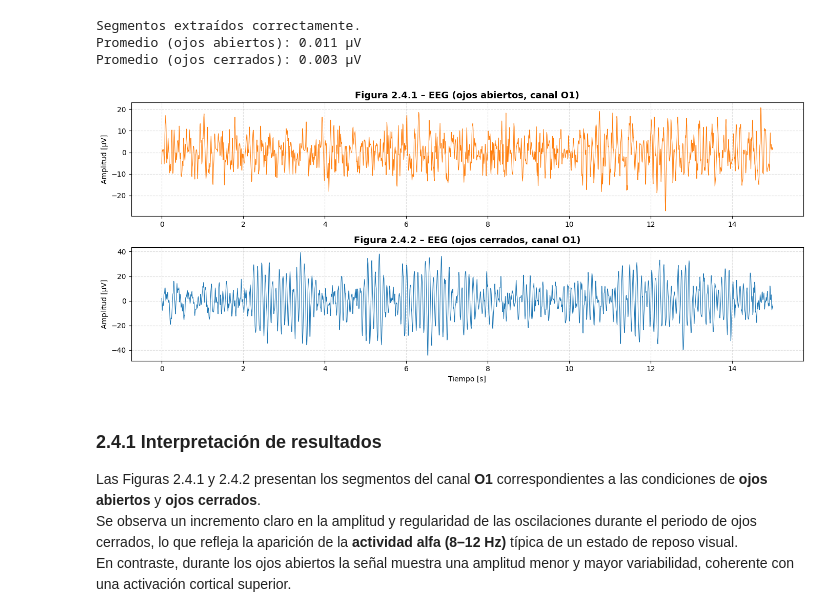
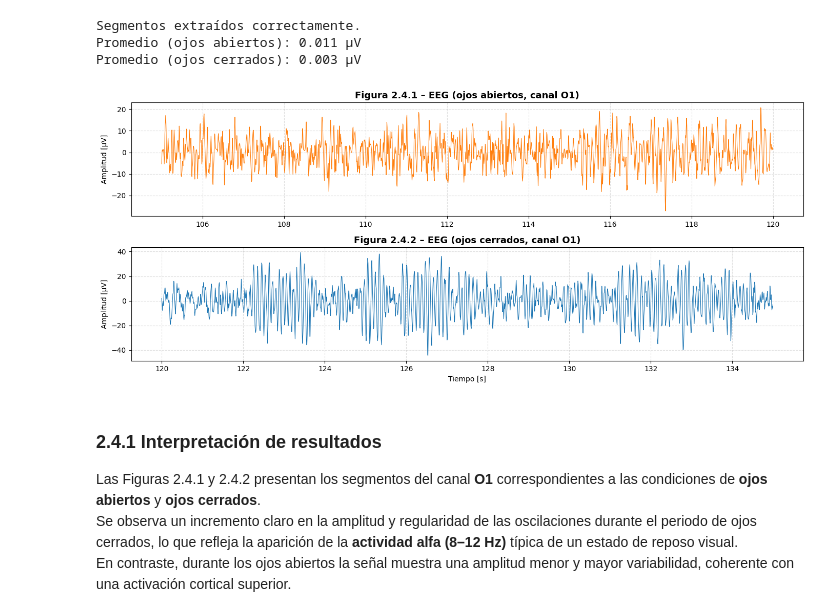
Before and after one commit to vpdiana/DianaPractica, a Jupyter notebook: Notebooks/N2.ipynb, the cells around one changed output. Cells and saved outputs as stored; diff of their text form; code cells hidden in the pictures.

Commit message:
correción gráfica comparativa

```diff
--- a/Notebooks/N2.ipynb
+++ b/Notebooks/N2.ipynb
@@ -285,29 +285,33 @@ Segmentos extraídos correctamente.
 Promedio (ojos abiertos): 0.011 µV
 Promedio (ojos cerrados): 0.003 µV
 # %%
-#BLOQUE 2.4. Visualización comparativa de segmentos de EEG
+# BLOQUE 2.4. Visualización comparativa de segmentos de EEG
 
 plt.figure(figsize=(14, 6), dpi=100)
 
+# Crear los vectores de tiempo absolutos sumando el tiempo inicial
+t_abiertos = ti_a + (np.arange(len(y_abiertos)) / fm)
+t_cerrados = ti_c + (np.arange(len(y_cerrados)) / fm)
+
 # Ojos abiertos
 plt.subplot(2, 1, 1)
-plt.plot(np.arange(len(y_abiertos))/fm, y_abiertos, color='tab:orange', lw=0.8)
+plt.plot(t_abiertos, y_abiertos, color='tab:orange', lw=0.8) # <-- Se usa t_abiertos
 plt.title('Figura 2.4.1 – EEG (ojos abiertos, canal O1)', fontsize=13, fontweight='bold')
 plt.ylabel('Amplitud [µV]')
 plt.grid(True, ls='--', alpha=0.4)
 
 # Ojos cerrados
 plt.subplot(2, 1, 2)
-plt.plot(np.arange(len(y_cerrados))/fm, y_cerrados, color='tab:blue', lw=0.8)
+plt.plot(t_cerrados, y_cerrados, color='tab:blue', lw=0.8) # <-- Se usa t_cerrados
 plt.title('Figura 2.4.2 – EEG (ojos cerrados, canal O1)', fontsize=13, fontweight='bold')
 plt.xlabel('Tiempo [s]')
 plt.ylabel('Amplitud [µV]')
 plt.grid(True, ls='--', alpha=0.4)
 
 plt.tight_layout()
 plt.show()
 # %% [output]
-[figure, old version]
+[figure, new version]
 # %% [markdown]
 ### 2.4.1 Interpretación de resultados
 
```
